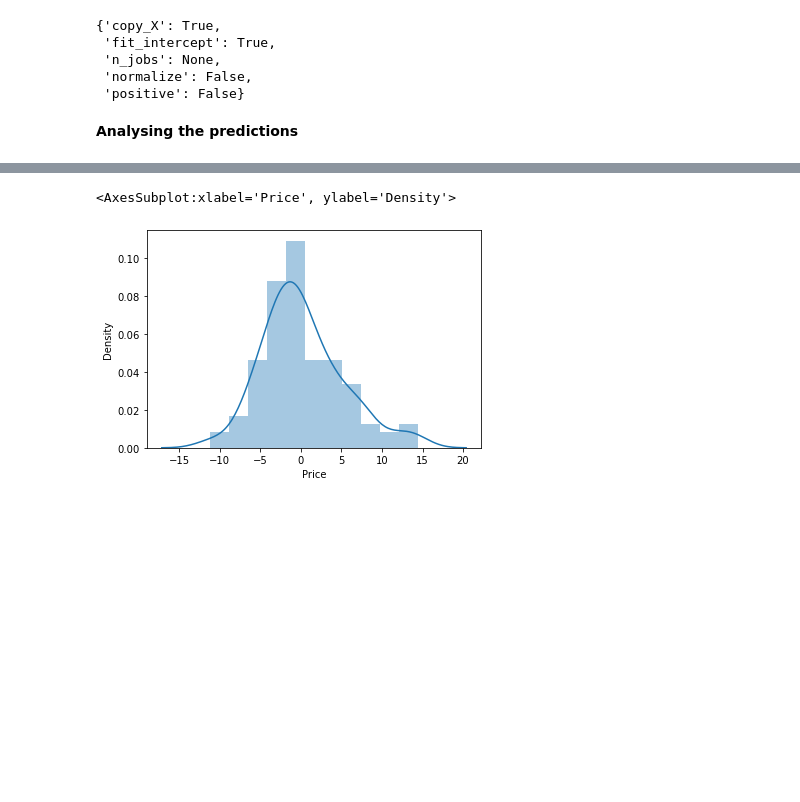
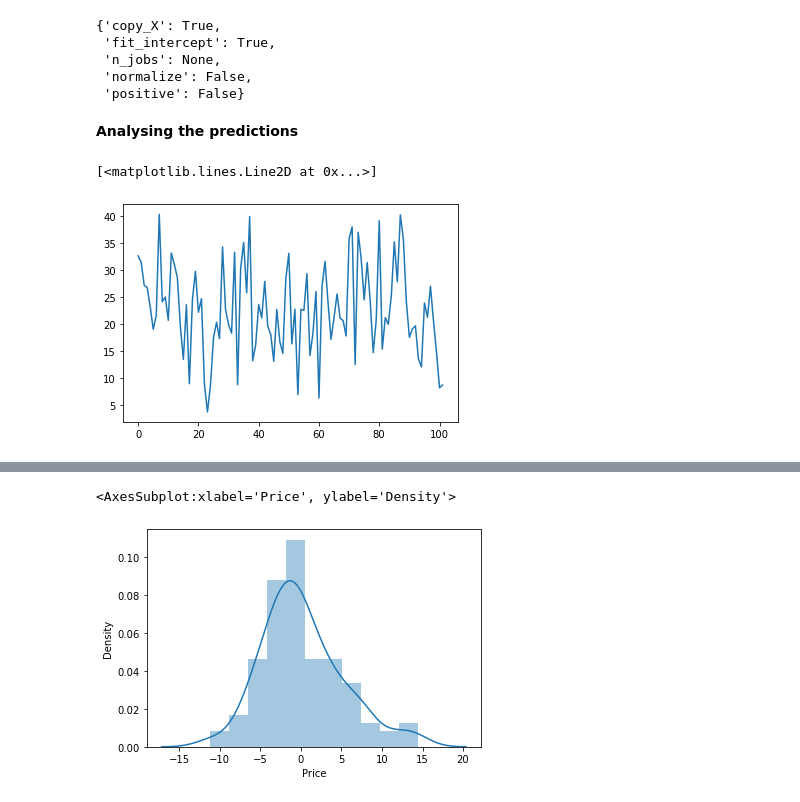
Before and after one commit to arunnandam/boston-streamlit, a Jupyter notebook: Boston_Pricing.ipynb, the cells around one changed output, grey strips where cells are left out. Saved outputs shown, nothing was run; the diff lists cells and outputs as text; code cells hidden in the pictures; blank space fills up the shorter version.

```diff
--- a/Boston_Pricing.ipynb
+++ b/Boston_Pricing.ipynb
@@ -237,6 +245,11 @@ reg.get_params()
 predictions = reg.predict(X_test)
 # %% [markdown]
 **Analysing the predictions**
+# %%
+plt.plot(predictions)
+# %% [output]
+[<matplotlib.lines.Line2D at 0x...>]
+[figure, added]
 # %%
 #actual - y_test
 #prediction - predictions
```
Also changed, not shown: parts of 12 cells of this notebook, 2 other files.
